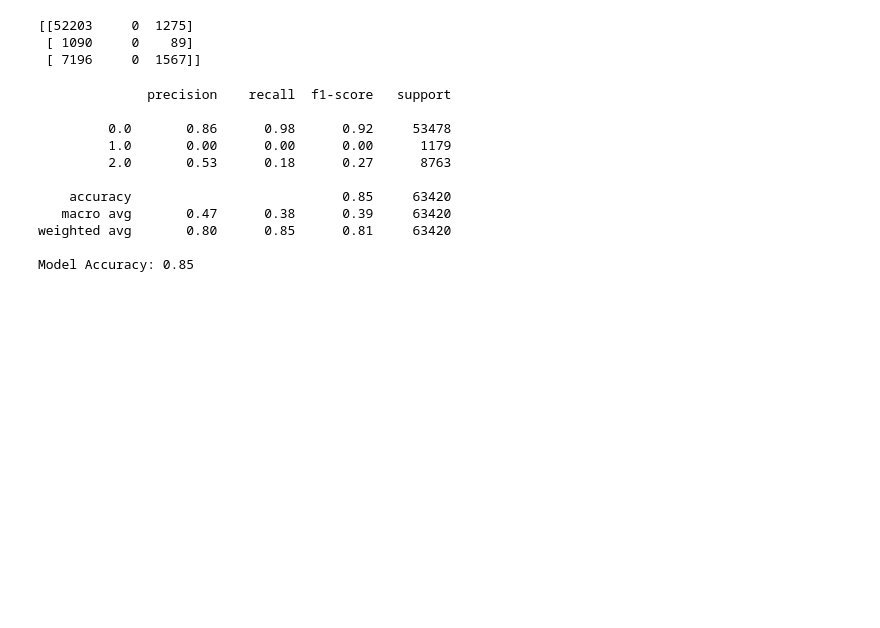
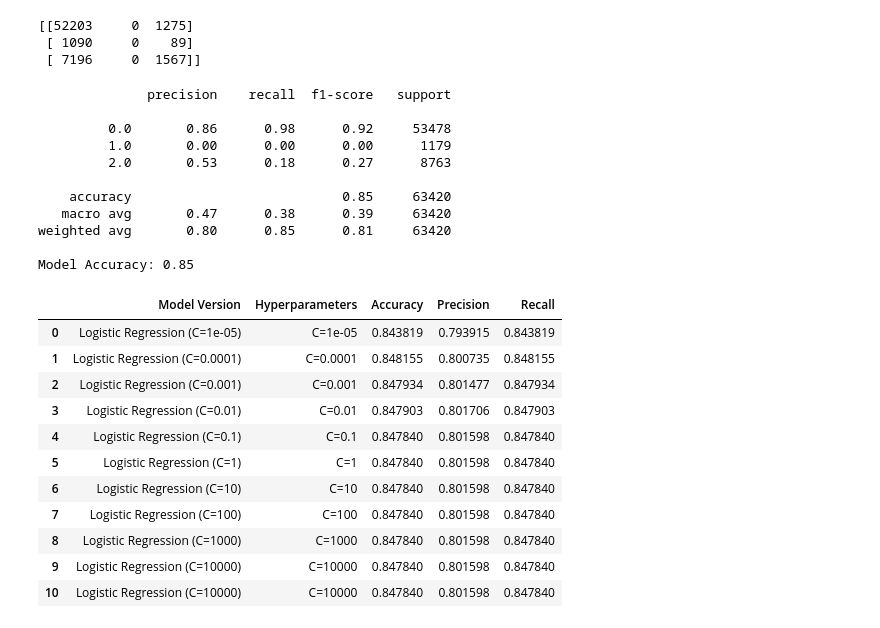
Before and after one commit to jrosa23/Diabetes-Predictor, a Jupyter notebook: David Work/data_model.ipynb, the cells around one changed output. Cells and saved outputs as stored; diff of their text form; code cells hidden in the pictures; blank space fills up the shorter version.

Commit message:
creating loop for data optimizing

```diff
--- a/David Work/data_model.ipynb
+++ b/David Work/data_model.ipynb
@@ -68,0 +79,13 @@ x
+# %%
+model = LogisticRegression()
+model.fit(x, y)
+
+coefficients_df = pd.DataFrame(model.coef_, columns=['HighBP', 'HighChol', 'CholCheck', 'BMI', 'Smoker', 'Stroke',
+       'HeartDiseaseorAttack', 'PhysActivity', 'Fruits', 'Veggies',
+       'HvyAlcoholConsump', 'AnyHealthcare', 'NoDocbcCost', 'GenHlth',
+       'MentHlth', 'PhysHlth', 'DiffWalk', 'Sex', 'Age', 'Education',
+       'Income']).T
+
+coefficients_df.columns = ['0 (No diabetes)', '1 (Pre-diabetic)', '2 (Diabetic)']
+
+coefficients_df
@@ -176,0 +227,38 @@ Model Accuracy: 0.85
+# %%
+hyperparameters = [0.00001, 0.0001, 0.001, 0.01, 0.1, 1, 10, 100, 1000, 10000, 10000]
+
+Results = []
+
+for c_value in hyperparameters:
+    optimizing_model = LogisticRegression(C=c_value)
+    optimizing_model.fit(x_train_scaled,y_train)
+
+    y_optimized_prediction = optimizing_model.predict(x_test_scaled)
+    accuracy = accuracy_score(y_test, y_optimized_prediction)
+    precision = precision_score(y_test, y_optimized_prediction,average='weighted')
+    recall = recall_score(y_test, y_optimized_prediction,average='weighted')
+
+    Results.append({
+        'Model Version': f'Logistic Regression (C={c_value})',
+        'Hyperparameters': f'C={c_value}',
+        'Accuracy': accuracy,
+        'Precision': precision,
+        'Recall': recall
+    })
+
+data_model_optimization_results = pd.DataFrame(Results)
+
+data_model_optimization_results
+# %% [output]
+|  | Model Version | Hyperparameters | Accuracy | Precision | Recall |
+| 0 | Logistic Regression (C=1e-05) | C=1e-05 | 0.843819 | 0.793915 | 0.843819 |
+| 1 | Logistic Regression (C=0.0001) | C=0.0001 | 0.848155 | 0.800735 | 0.848155 |
+| 2 | Logistic Regression (C=0.001) | C=0.001 | 0.847934 | 0.801477 | 0.847934 |
+| 3 | Logistic Regression (C=0.01) | C=0.01 | 0.847903 | 0.801706 | 0.847903 |
+| 4 | Logistic Regression (C=0.1) | C=0.1 | 0.847840 | 0.801598 | 0.847840 |
+| 5 | Logistic Regression (C=1) | C=1 | 0.847840 | 0.801598 | 0.847840 |
+| 6 | Logistic Regression (C=10) | C=10 | 0.847840 | 0.801598 | 0.847840 |
+| 7 | Logistic Regression (C=100) | C=100 | 0.847840 | 0.801598 | 0.847840 |
+| 8 | Logistic Regression (C=1000) | C=1000 | 0.847840 | 0.801598 | 0.847840 |
+| 9 | Logistic Regression (C=10000) | C=10000 | 0.847840 | 0.801598 | 0.847840 |
+| 10 | Logistic Regression (C=10000) | C=10000 | 0.847840 | 0.801598 | 0.847840 |
```
Also changed, not shown: parts of 4 cells of this notebook, 1 other file.
